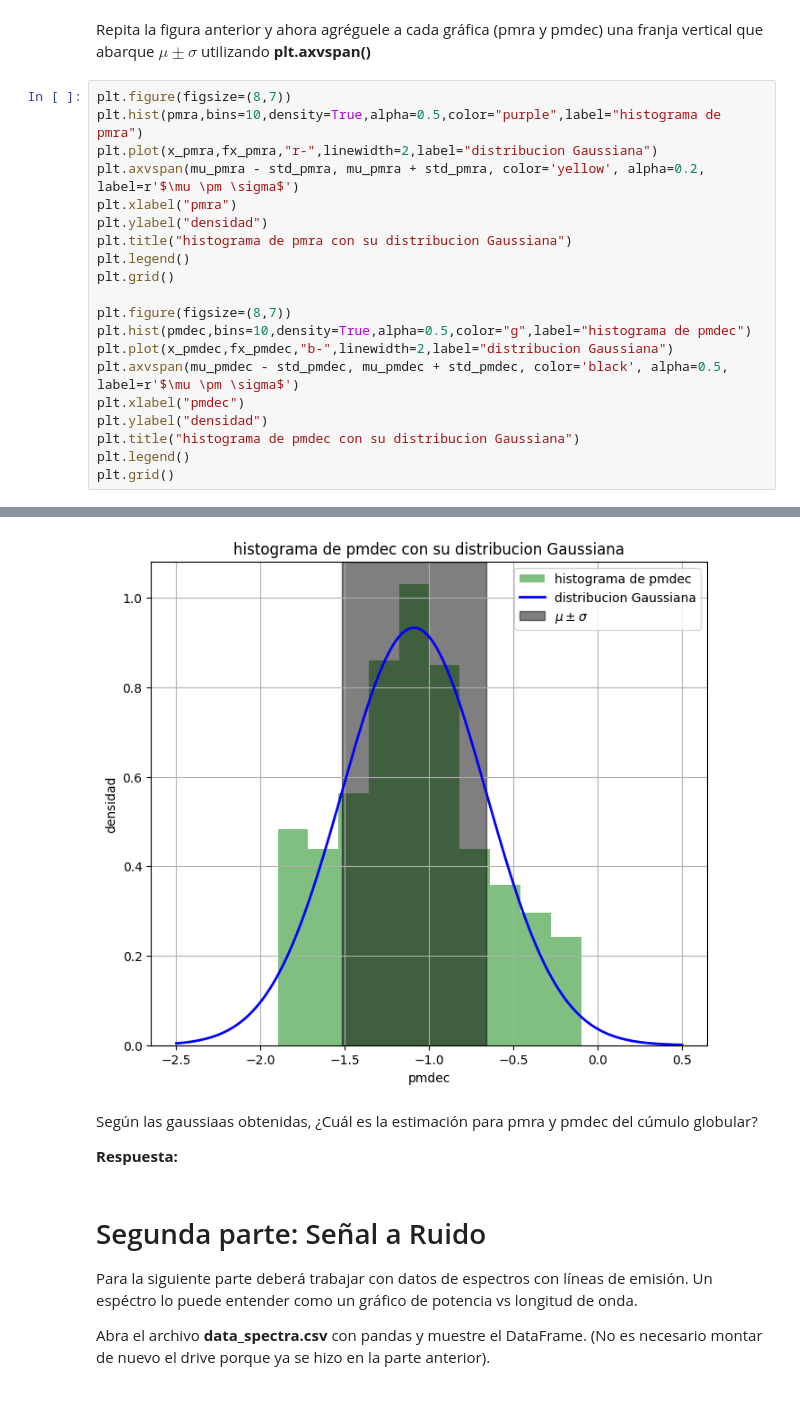
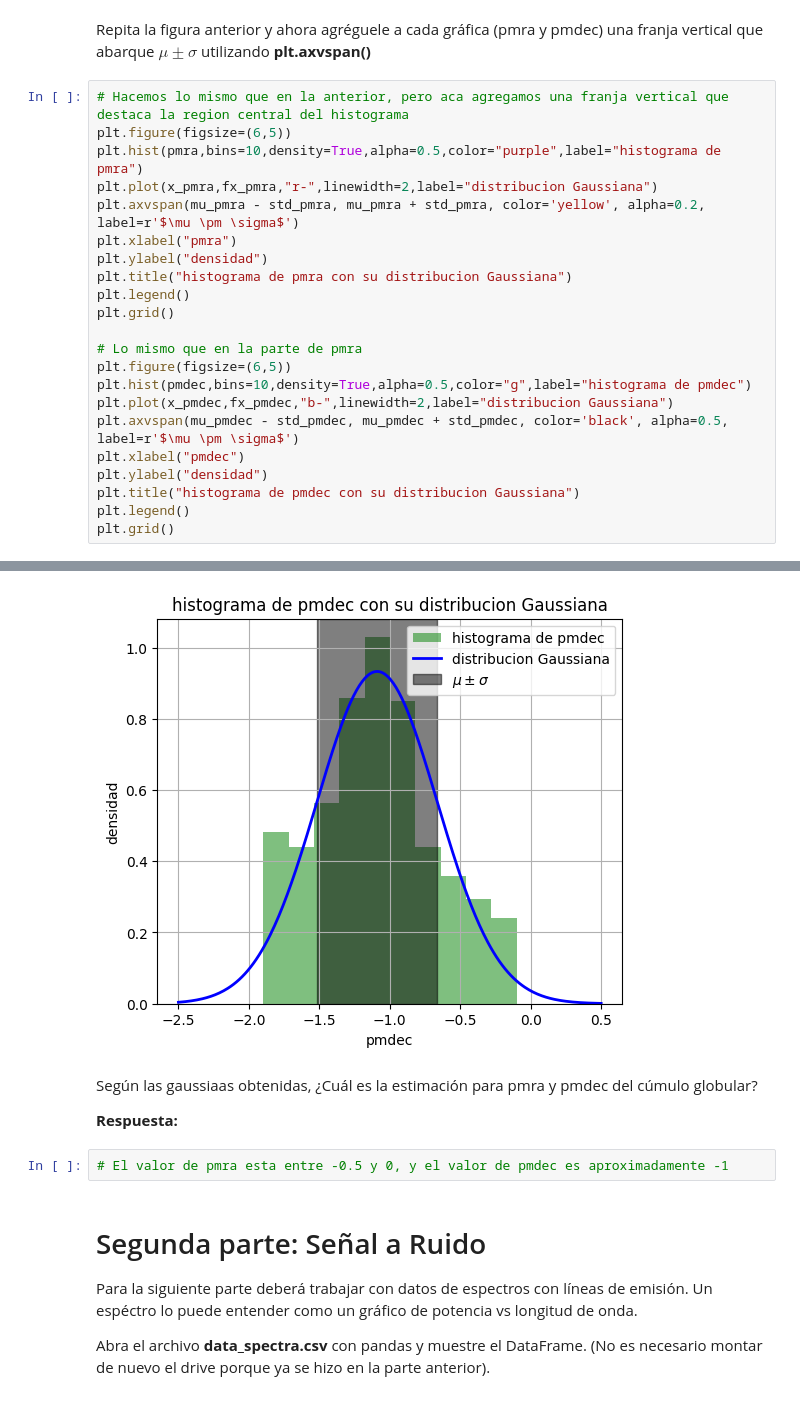
Before and after one commit to ASGN89/Tarea-2, a Jupyter notebook: Tarea2.ipynb, the cells around one changed output, grey strips where cells are left out. Saved outputs shown, nothing was run; the diff lists cells and outputs as text.

```diff
--- a/Tarea2.ipynb
+++ b/Tarea2.ipynb
@@ -176,7 +179,8 @@ plt.grid()
 # %% [markdown]
 Repita la figura anterior y ahora agréguele a cada gráfica (pmra y pmdec) una franja vertical que abarque $\mu \pm \sigma$ utilizando **plt.axvspan()**
 # %%
-plt.figure(figsize=(8,7))
+# Hacemos lo mismo que en la anterior, pero aca agregamos una franja vertical que destaca la region central del histograma
+plt.figure(figsize=(6,5))
 plt.hist(pmra,bins=10,density=True,alpha=0.5,color="purple",label="histograma de pmra")
 plt.plot(x_pmra,fx_pmra,"r-",linewidth=2,label="distribucion Gaussiana")
 plt.axvspan(mu_pmra - std_pmra, mu_pmra + std_pmra, color='yellow', alpha=0.2, label=r'$\mu \pm \sigma$')
@@ -186,7 +190,8 @@ plt.title("histograma de pmra con su distribucion Gaussiana")
 plt.legend()
 plt.grid()
 
-plt.figure(figsize=(8,7))
+# Lo mismo que en la parte de pmra
+plt.figure(figsize=(6,5))
 plt.hist(pmdec,bins=10,density=True,alpha=0.5,color="g",label="histograma de pmdec")
 plt.plot(x_pmdec,fx_pmdec,"b-",linewidth=2,label="distribucion Gaussiana")
 plt.axvspan(mu_pmdec - std_pmdec, mu_pmdec + std_pmdec, color='black', alpha=0.5, label=r'$\mu \pm \sigma$')
@@ -200,8 +205,10 @@ plt.grid()
-[figure, old version]
+[figure, new version]
 # %% [markdown]
 Según las gaussiaas obtenidas, ¿Cuál es la estimación para pmra y pmdec del cúmulo globular?
 
 **Respuesta:**
+# %%
+# El valor de pmra esta entre -0.5 y 0, y el valor de pmdec es aproximadamente -1
 # %% [markdown]
 # Segunda parte: Señal a Ruido
 Para la siguiente parte deberá trabajar con datos de espectros con líneas de emisión. Un espéctro lo puede entender como un gráfico de potencia vs longitud de onda.
```
Also changed, not shown: parts of 12 cells of this notebook.
